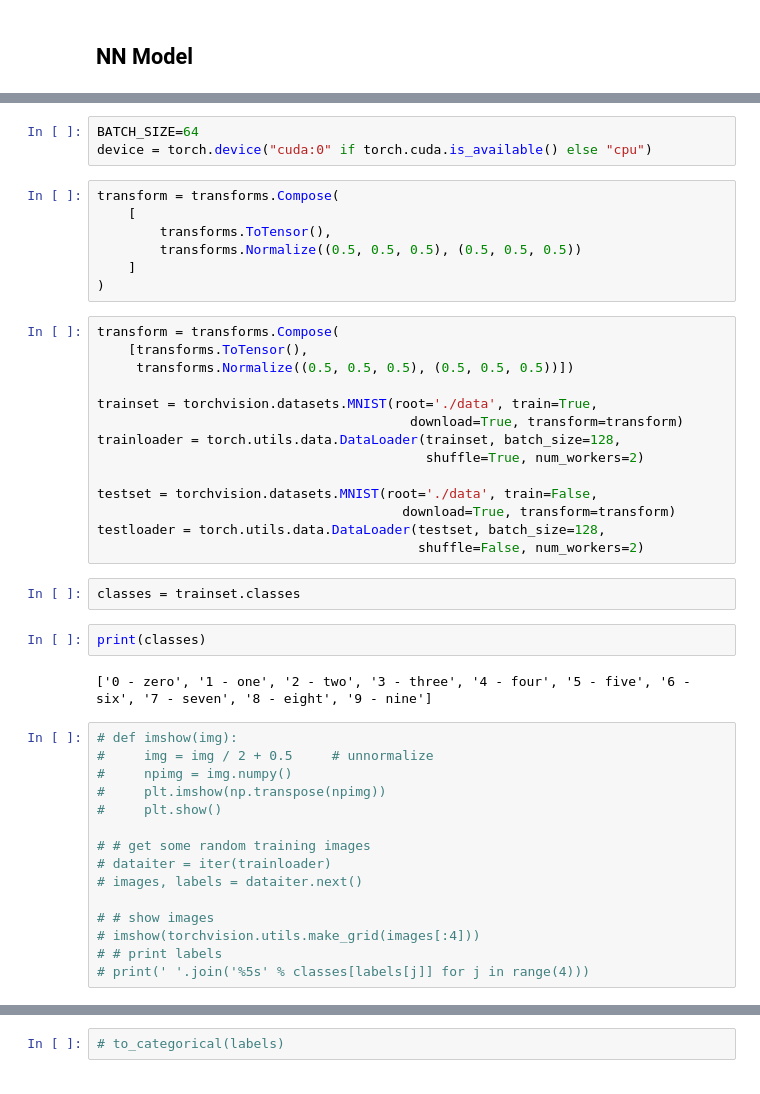
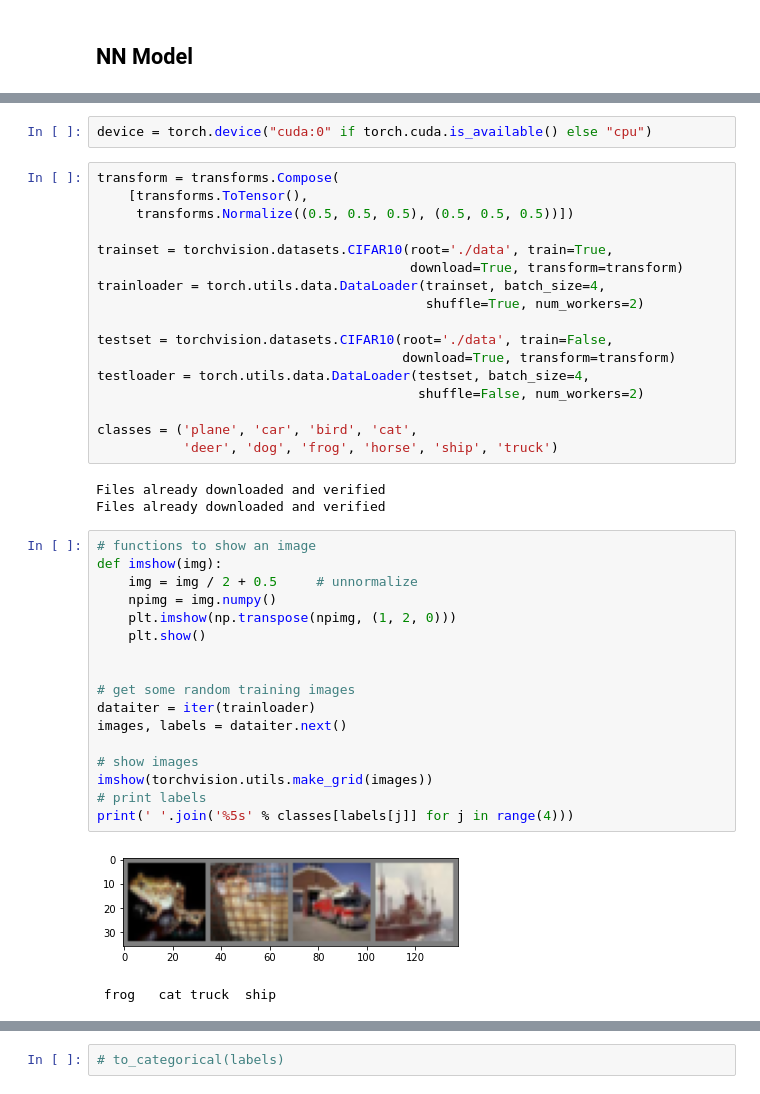
Before and after one commit to macabdul9/pytorch-learning, a Jupyter notebook: PyTorch Tutorials/60-min-blitz.ipynb, the cells around one changed output, grey strips where cells are left out. Saved outputs shown, nothing was run; the diff lists cells and outputs as text.

```diff
--- a/PyTorch Tutorials/60-min-blitz.ipynb
+++ b/PyTorch Tutorials/60-min-blitz.ipynb
@@ -17,45 +18,42 @@ import numpy as np
 # %%
-BATCH_SIZE=64
 device = torch.device("cuda:0" if torch.cuda.is_available() else "cpu")
-# %%
-transform = transforms.Compose(
-    [
-        transforms.ToTensor(),
-        transforms.Normalize((0.5, 0.5, 0.5), (0.5, 0.5, 0.5))
-    ]
-)
 # %%
 transform = transforms.Compose(
     [transforms.ToTensor(),
      transforms.Normalize((0.5, 0.5, 0.5), (0.5, 0.5, 0.5))])
 
-trainset = torchvision.datasets.MNIST(root='./data', train=True,
+trainset = torchvision.datasets.CIFAR10(root='./data', train=True,
                                         download=True, transform=transform)
-trainloader = torch.utils.data.DataLoader(trainset, batch_size=128,
+trainloader = torch.utils.data.DataLoader(trainset, batch_size=4,
                                           shuffle=True, num_workers=2)
 
-testset = torchvision.datasets.MNIST(root='./data', train=False,
+testset = torchvision.datasets.CIFAR10(root='./data', train=False,
                                        download=True, transform=transform)
-testloader = torch.utils.data.DataLoader(testset, batch_size=128,
+testloader = torch.utils.data.DataLoader(testset, batch_size=4,
                                          shuffle=False, num_workers=2)
+
+classes = ('plane', 'car', 'bird', 'cat',
+           'deer', 'dog', 'frog', 'horse', 'ship', 'truck')
+# %% [output]
+Files already downloaded and verified
+Files already downloaded and verified
-# %%
-classes = trainset.classes
-# %%
-print(classes)
-# %% [output]
-['0 - zero', '1 - one', '2 - two', '3 - three', '4 - four', '5 - five', '6 - six', '7 - seven', '8 - eight', '9 - nine']
 # %%
-# def imshow(img):
-#     img = img / 2 + 0.5     # unnormalize
-#     npimg = img.numpy()
-#     plt.imshow(np.transpose(npimg))
-#     plt.show()
+# functions to show an image
+def imshow(img):
+    img = img / 2 + 0.5     # unnormalize
+    npimg = img.numpy()
+    plt.imshow(np.transpose(npimg, (1, 2, 0)))
+    plt.show()
 
-# # get some random training images
-# dataiter = iter(trainloader)
-# images, labels = dataiter.next()
 
-# # show images
-# imshow(torchvision.utils.make_grid(images[:4]))
-# # print labels
-# print(' '.join('%5s' % classes[labels[j]] for j in range(4)))
+# get some random training images
+dataiter = iter(trainloader)
+images, labels = dataiter.next()
+
+# show images
+imshow(torchvision.utils.make_grid(images))
+# print labels
+print(' '.join('%5s' % classes[labels[j]] for j in range(4)))
+# %% [output]
+[figure, added]
+ frog   cat truck  ship
```
Also changed, not shown: parts of 17 cells of this notebook, 11 other files.
